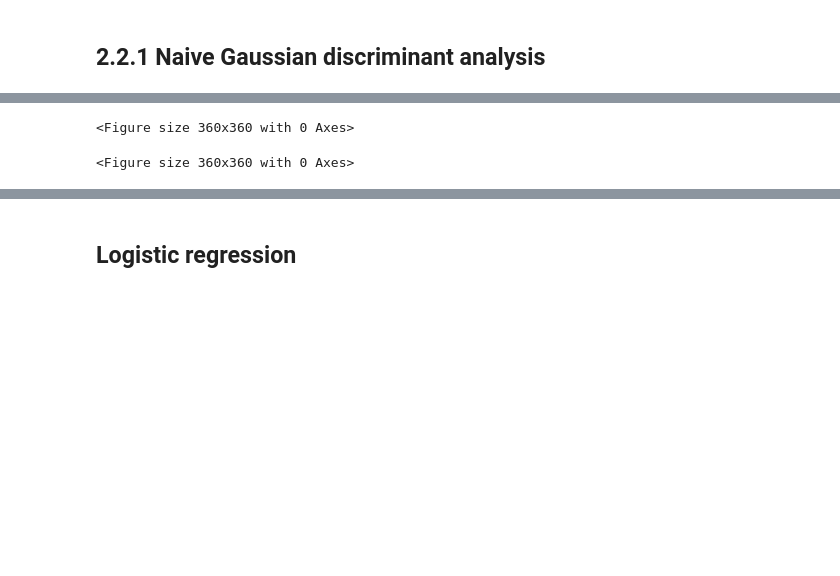
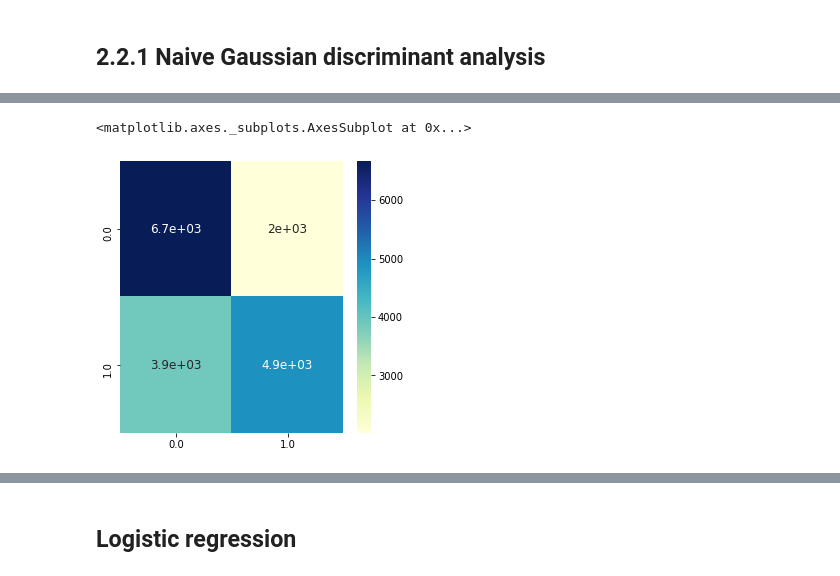
Before and after one commit to nandabezerran/MachineLearningFP, a Jupyter notebook: FinalProject.ipynb, the cells around one changed output, grey strips where cells are left out. Drawn from its saved outputs; the diff is of its cells as text; code cells hidden in the pictures; blank space fills up the shorter version.

```diff
--- a/FinalProject.ipynb
+++ b/FinalProject.ipynb
@@ -277,12 +304,12 @@ weighted avg       0.67      0.66      0.65     17500
 # %%
 confMatrix = confusion_matrix(yTest, predictions)
 confMatrixDF = pd.DataFrame(confMatrix, index = np.unique(yTest), columns = np.unique(yTest))
 
 plt.figure(figsize=(5,5))
-#sb.heatmap(confMatrixDF, annot=True, annot_kws={"size": 12}, cmap="YlGnBu")
+sb.heatmap(confMatrixDF, annot=True, annot_kws={"size": 12}, cmap="YlGnBu")
 # %% [output]
-<Figure size 360x360 with 0 Axes>
+<matplotlib.axes._subplots.AxesSubplot at 0x...>
-<Figure size 360x360 with 0 Axes>
+[figure, added]
 # %%
 confMatrixDF
 # %% [output]
```
Also changed, not shown: parts of 17 cells of this notebook.
